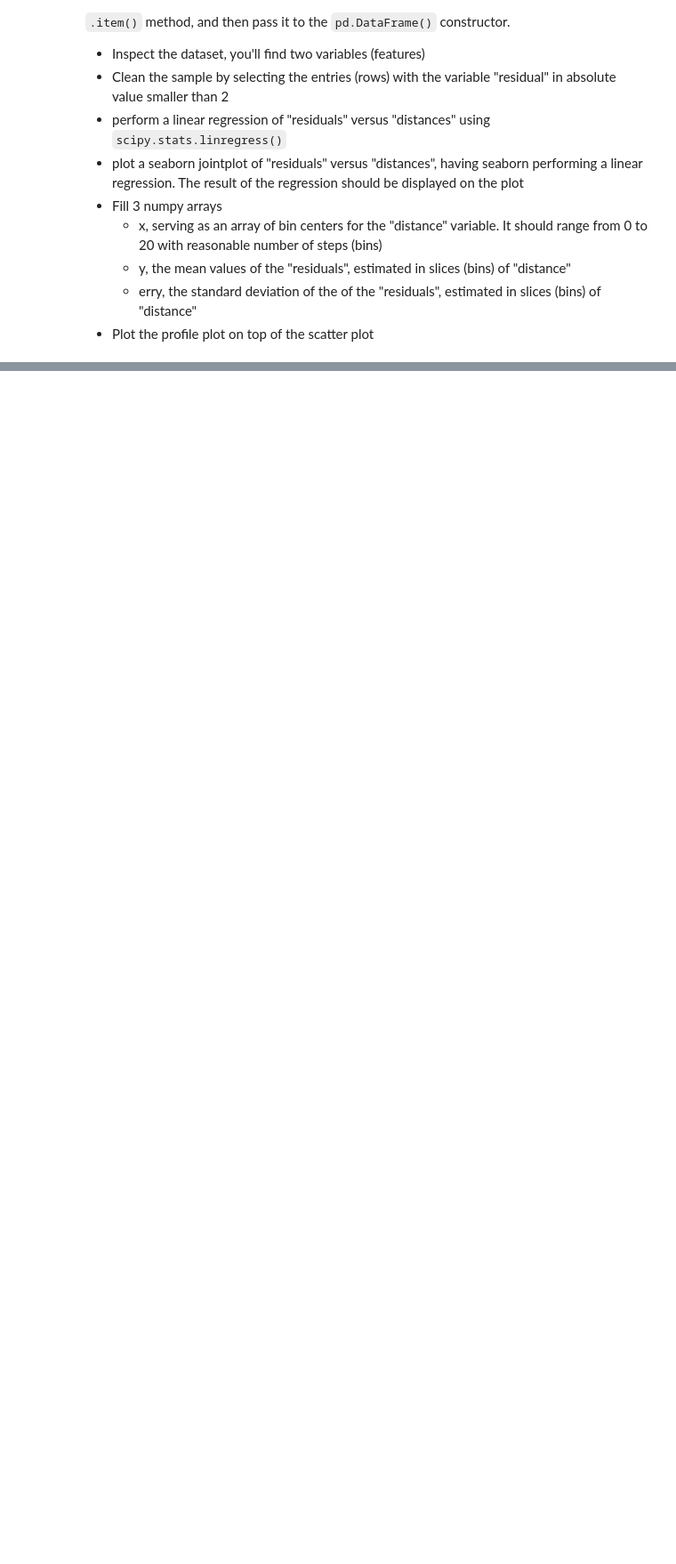
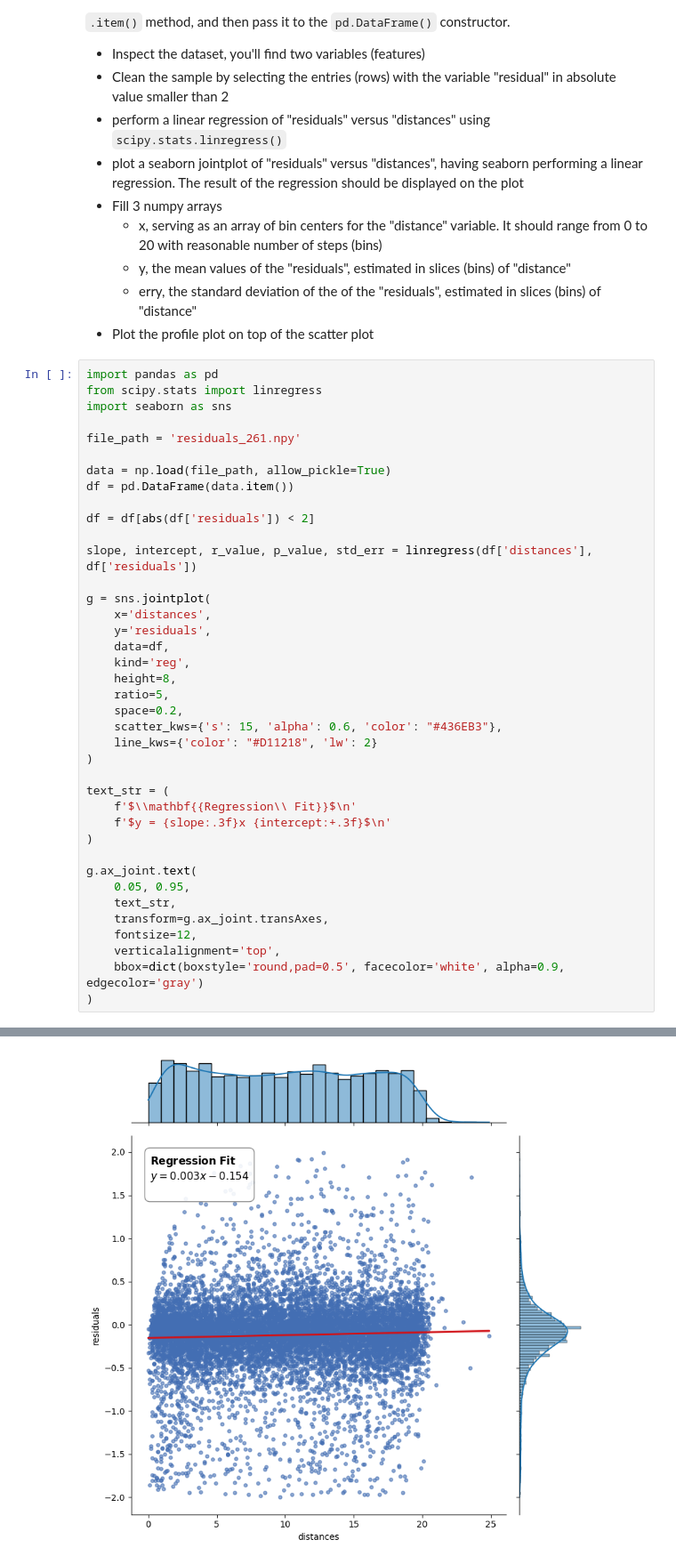
Before and after one commit to DanieleGhezzi25/LaboratoryOfComputationalPhysics_Y8, a Jupyter notebook: 07ex_Visualization.ipynb, the cells around one changed output, grey strips where cells are left out. Shown at 89% size. Cells and saved outputs as stored; diff of their text form; blank space fills up the shorter version.

```diff
--- a/07ex_Visualization.ipynb
+++ b/07ex_Visualization.ipynb
@@ -126,3 +147,43 @@ Note that you should use the `np.load()` function to load the file as a numpy ar
   * y, the mean values of the "residuals", estimated in slices (bins) of "distance"
   * erry, the standard deviation of the  of the "residuals", estimated in slices (bins) of "distance"
 * Plot the profile plot on top of the scatter plot
+# %%
+import pandas as pd
+from scipy.stats import linregress
+import seaborn as sns
+
+file_path = 'residuals_261.npy'
+
+data = np.load(file_path, allow_pickle=True)
+df = pd.DataFrame(data.item())
+
+df = df[abs(df['residuals']) < 2]
+
+slope, intercept, r_value, p_value, std_err = linregress(df['distances'], df['residuals'])
+
+g = sns.jointplot(
+    x='distances',
+    y='residuals',
+    data=df,
+    kind='reg',
+    height=8,
+    ratio=5,
+    space=0.2,
+    scatter_kws={'s': 15, 'alpha': 0.6, 'color': "#436EB3"},
+    line_kws={'color': "#D11218", 'lw': 2}
+)
+
+text_str = (
+    f'$\\mathbf{{Regression\\ Fit}}$\n'
+    f'$y = {slope:.3f}x {intercept:+.3f}$\n'
+)
+
+g.ax_joint.text(
+    0.05, 0.95,
+    text_str,
+    transform=g.ax_joint.transAxes,
+    fontsize=12,
+    verticalalignment='top',
+    bbox=dict(boxstyle='round,pad=0.5', facecolor='white', alpha=0.9, edgecolor='gray')
+)
+# %% [output]
@@ -128,0 +191 @@ Note that you should use the `np.load()` function to load the file as a numpy ar
+[figure, added]
```
Also changed, not shown: parts of 4 cells of this notebook, 1 other file.
